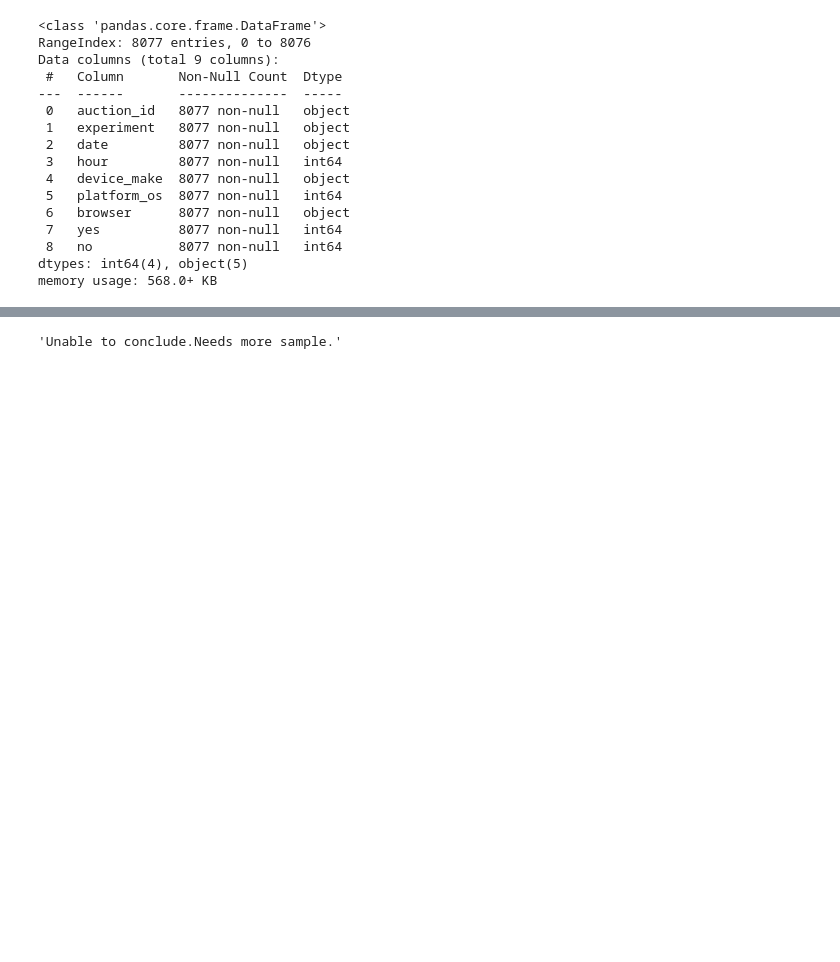
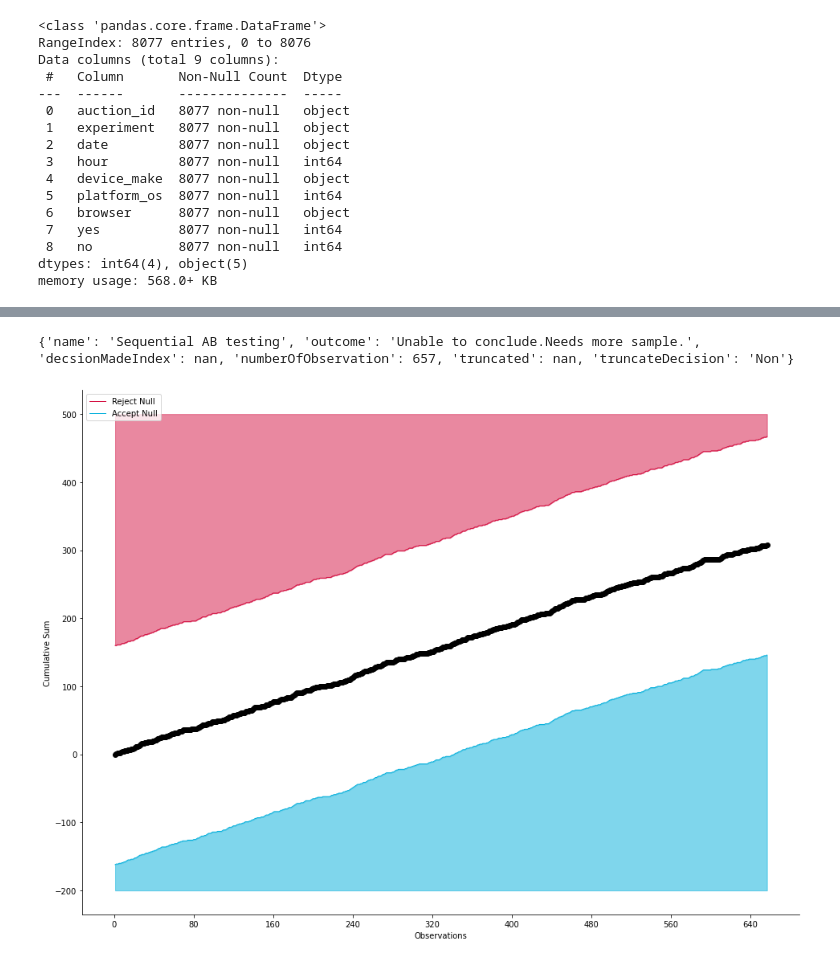
Before and after one commit to bkget/SmartAd-Performance-Aanalysis, a Jupyter notebook: notebooks/sequential_AB_testing.ipynb, the cells around one changed output, grey strips where cells are left out. Saved outputs shown, nothing was run; the diff lists cells and outputs as text; code cells hidden in the pictures; blank space fills up the shorter version.

Commit message:
Plotting the final result

```diff
--- a/notebooks/sequential_AB_testing.ipynb
+++ b/notebooks/sequential_AB_testing.ipynb
@@ -72,6 +71,8 @@ output = resJson(csprt)
-# %%
-# Draw the final conclusion
-
-output['outcome']
-# %% [output]
-'Unable to conclude.Needs more sample.'
+# %%
+print(resJson(csprt))
+# %% [output]
+{'name': 'Sequential AB testing', 'outcome': 'Unable to conclude.Needs more sample.', 'decsionMadeIndex': nan, 'numberOfObservation': 657, 'truncated': nan, 'truncateDecision': 'Non'}
+# %%
+plot(csprt)
+# %% [output]
+[figure, added]
```
Also changed, not shown: parts of 3 cells of this notebook.
